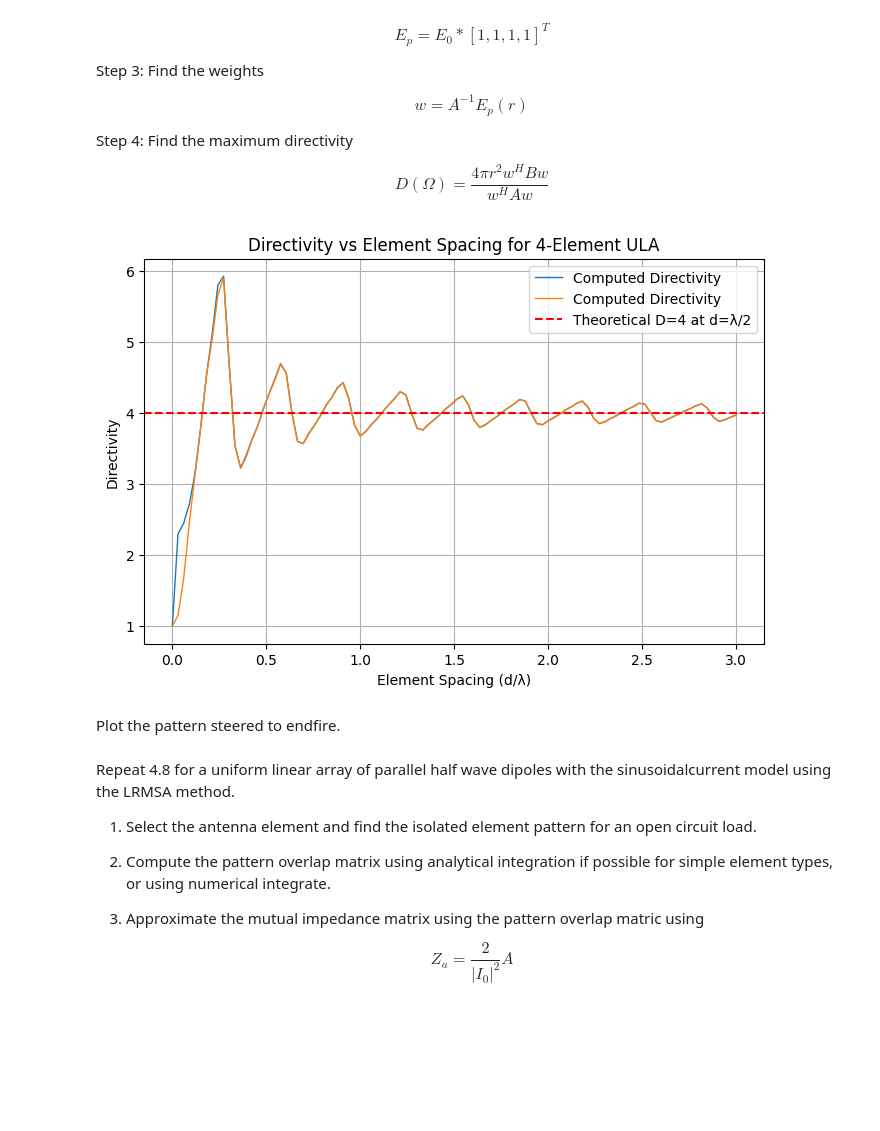
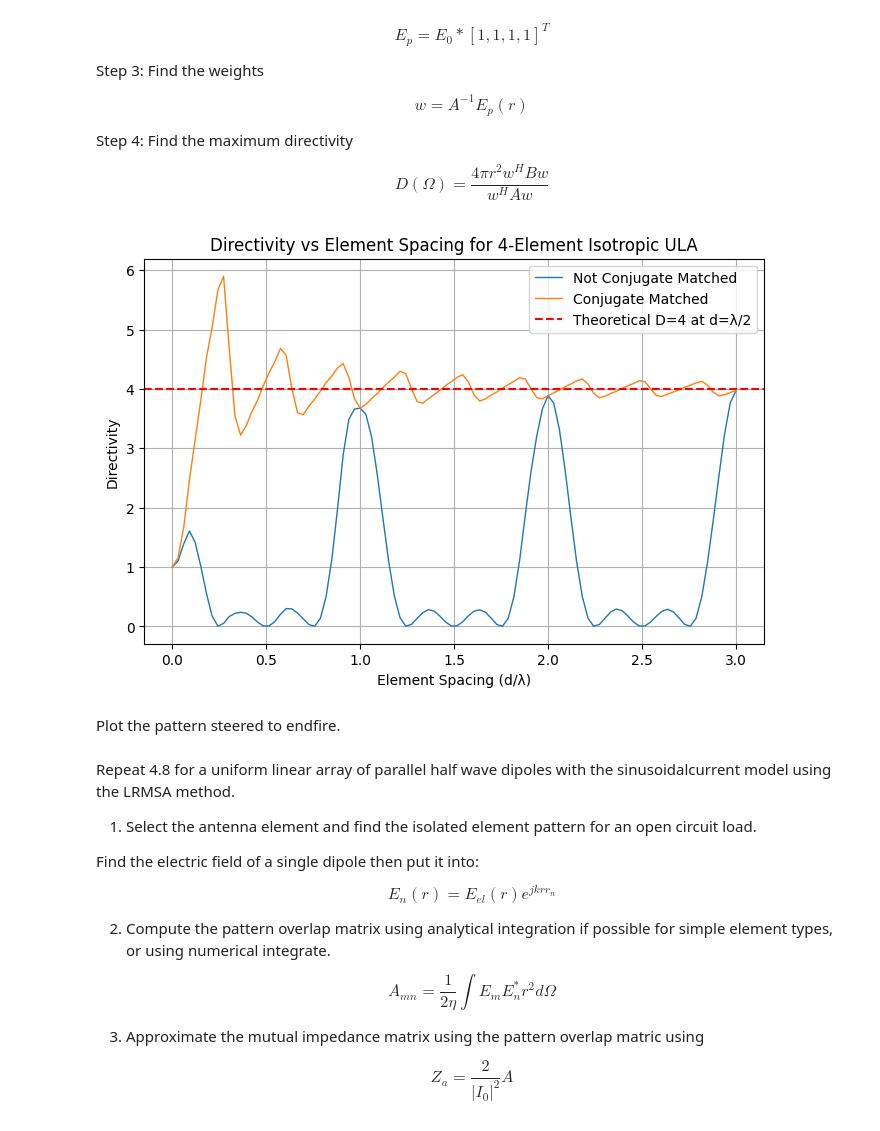
Before and after one commit to Montuck/antenna-software, a Jupyter notebook: hw13.ipynb, the cells around one changed output. Saved outputs shown, nothing was run; the diff lists cells and outputs as text; code cells hidden in the pictures; blank space fills up the shorter version.

```diff
--- a/hw13.ipynb
+++ b/hw13.ipynb
@@ -27,6 +27,7 @@ $$ D(\Omega)=\frac{4\pi r^2 w^H B w}{w^H A w} $$
 import numpy as np
 import matplotlib.pyplot as plt
 
+#### VARIABLES ####
 # Define antenna parameters
 f = 1e9          # Frequency in Hz
 c = 3e8          # Speed of light in m/s
@@ -44,16 +45,21 @@ d_values = np.linspace(0, 3*lam, num_points)  # Range of element spacings
 N = 4
 
 # Electric field calculation
-E = np.sqrt(2*eta*Pel/(4*np.pi*r**2))
-Ep = E*np.ones((N, 1))
+E0 = np.sqrt(2*eta*Pel/(4*np.pi*r**2))
 
 # conjugate matched weights
+Ep = E0*np.ones((N, 1))
 w_cm = Ep
 
 # empty array of directivity values
 directivity_values = []
 directivity_values_cm = []
 
+
+
+
+
+#### FUNCTIONS ####
 def compute_overlap(rx, k):
     # Compute overlap matrix A
     A = np.zeros((N, N))
@@ -64,17 +70,31 @@ def compute_overlap(rx, k):
     #print("Overlap Matrix \n", A)
     return A
 
-def compute_weights(A, Ep):
-    # Compute weights
-    A_inv = np.linalg.pinv(A)
-    w = np.dot(A_inv, Ep)  #weights
+def compute_weights(A, E_in):
+    # compute E-fields at each element
+    E = np.zeros((N,1))
+    for n in range(N):
+        E[n] = E_in*np.exp(1j*k*rx[n])
+
+    A_inv = np.linalg.pinv(A)   # invert overlap
+    w = np.dot(A_inv, E)        # Compute weights
     #print("weights \n", w)
     return w
 
-def compute_B(Ep):
-    B = (1 / (2 * eta)) * Ep * Ep.conj().T
-    #print("Bs \n", B)
+def compute_signal_response(E0):
+    # calculate the signal response
+    B = np.zeros((N, N))
+    for m in range(N):
+        for n in range(N):
+            r_mn = abs(rx[m] - rx[n])  # Distance between elements
+            B[m, n] = E0*np.exp(1j*k*rx[m]) * E0*np.exp(1j*k*rx[n]).conj() / (2*eta)
+    #print("Signal Respone \n", B)
     return B
+
+def compute_signal_response_p(Ep):
+    Bp = Ep * Ep.conj().T / (2*eta)
+    #print("Signal Respone \n", Bp)
+    return Bp
 
 def compute_directivity(r,w,B,A):
     # Compute Directivity
@@ -89,41 +109,55 @@ def compute_directivity(r,w,B,A):
     #print("Directivity \n", D)
     return D
 
+
+
+
+#### CALCULATIONS ####
 for d in d_values:
     # Define the receiver positions
     rx = np.array([n * d for n in range(N)])  # Positions of elements
 
     # Compute overlap matrix A
     A = compute_overlap(rx, k)
 
     # Compute weights
-    w = compute_weights(A, Ep)
+    #w = compute_weights(A, E0)
+    w = np.array([[1,1,1,1],
+                  [1,1,1,1],
+                  [1,1,1,1],
+                  [1,1,1,1]])
 
     # compute B
-    B = compute_B(Ep)
+    B = compute_signal_response(E0)
+
+    # compute Bp
+    Bp = compute_signal_response_p(Ep)
 
     # compute directivity
     D = compute_directivity(r, w, B, A)
-    D_cm = compute_directivity(r, w_cm, B, A)
+    D_cm = compute_directivity(r, w_cm, Bp, A)
 
 
     directivity_values.append(D[0,0])
     directivity_values_cm.append(D_cm[0,0])
 
 
-# Plot results
+
+
+
+#### PLOTS ####
 plt.figure(figsize=(8, 5))
-plt.plot(d_values / lam, directivity_values, label="Computed Directivity", linewidth=1)
-plt.plot(d_values / lam, directivity_values_cm, label="Computed Directivity", linewidth=1)
+plt.plot(d_values / lam, directivity_values, label="Not Conjugate Matched", linewidth=1)
+plt.plot(d_values / lam, directivity_values_cm, label="Conjugate Matched", linewidth=1)
 plt.axhline(y=N, color='r', linestyle='--', label="Theoretical D=4 at d=λ/2")  # Reference line at 4
 plt.xlabel("Element Spacing (d/λ)")
 plt.ylabel("Directivity")
-plt.title("Directivity vs Element Spacing for 4-Element ULA")
+plt.title("Directivity vs Element Spacing for 4-Element Isotropic ULA")
 plt.grid(True)
 plt.legend()
 plt.show()
 # %% [output]
-[figure, old version]
+[figure, new version]
 # %% [markdown]
 Plot the pattern steered to endfire.
 # %% [markdown]
@@ -131,7 +165,13 @@ Repeat 4.8 for a uniform linear array of parallel half wave dipoles with the sin
 
 1. Select the antenna element and find the isolated element pattern for an open circuit load.
 
+Find the electric field of a single dipole then put it into:
+
+$$ E_n(r) = E_{el}(r)e^{jkrr_n} $$
+
 2. Compute the pattern overlap matrix using analytical integration if possible for simple element types, or using numerical integrate.
+
+$$ A_{mn} = \frac{1}{2\eta} \int E_m E_n^* r^2 d\Omega $$
 
 3. Approximate the mutual impedance matrix using the pattern overlap matric using
 
```
Also changed, not shown: parts of 2 cells of this notebook.
